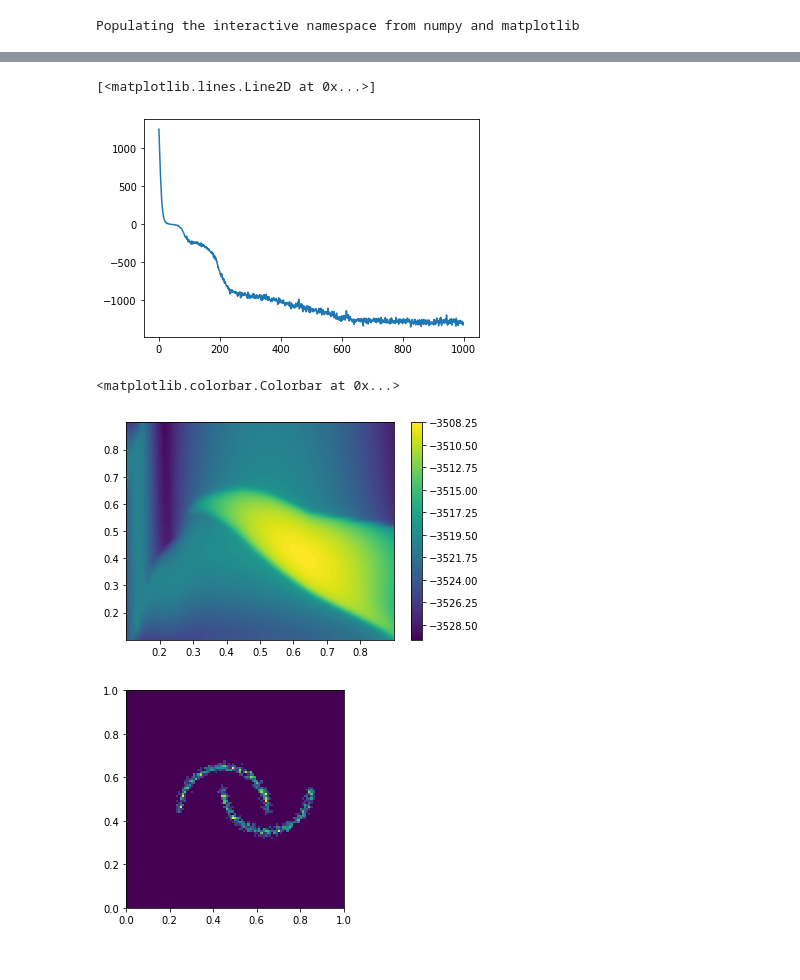
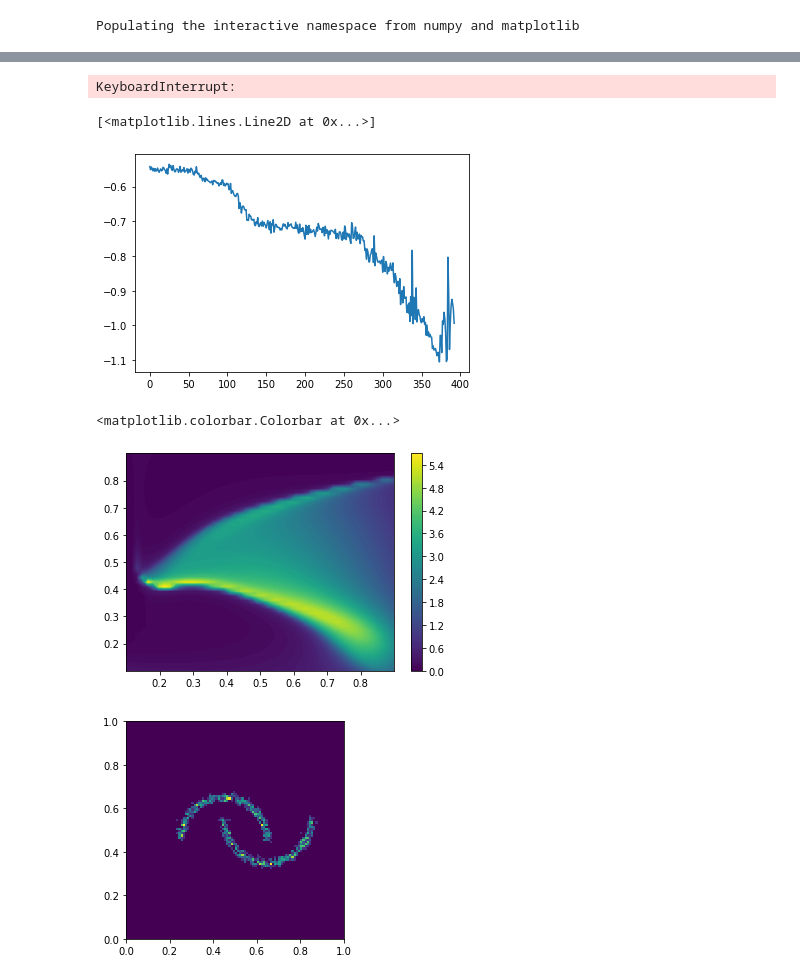
Before and after one commit to astrodeepnet/sbi_experiments, a Jupyter notebook: notebooks/score_matching/NF_implicit.ipynb, the cells around one changed output, grey strips where cells are left out. Cells and saved outputs as stored; diff of their text form; code cells hidden in the pictures.

```diff
--- a/notebooks/score_matching/NF_implicit.ipynb
+++ b/notebooks/score_matching/NF_implicit.ipynb
@@ -51,10 +53,14 @@ class CustomCoupling(hk.Module):
     net = jax.nn.leaky_relu(net)
     net = hk.Linear(128)(net)
     net = jax.nn.leaky_relu(net)
-    a   = jax.nn.softplus(hk.Linear(output_units)(net))
+
+    log_a_bound=4
+    min_density_lower_bound=1e-4
+
+    log_a   = jax.nn.tanh(hk.Linear(output_units)(net)) * log_a_bound
     b   = jax.nn.sigmoid(hk.Linear(output_units)(net))
-    c   = jax.nn.sigmoid(hk.Linear(output_units)(net))
-    return ImplicitRampBijector(lambda x: x**5, a,b,c)
+    c   = min_density_lower_bound + jax.nn.sigmoid(hk.Linear(output_units)(net)) * (1 - min_density_lower_bound)
+    return ImplicitRampBijector(lambda x: x**5, jnp.exp(log_a),b,c)
 
 class Flow(hk.Module):
     """A normalizing flow using the coupling layers defined
@@ -68,7 +74,10 @@ class Flow(hk.Module):
         ])
 
       nvp = tfd.TransformedDistribution(
-            tfd.MultivariateNormalDiag(0.5*jnp.ones(d),0.1*jnp.ones(d)),
+            tfd.Independent(tfd.TruncatedNormal(0.5*jnp.ones(d),
+                                                0.3*jnp.ones(d),
+                                                0.01,0.99),
+                            reinterpreted_batch_ndims=1),
             bijector=chain)
 
       return nvp
@@ -104,21 +115,23 @@ for step in tqdm(range(1000)):
     batch = get_batch(next(master_seed))
     l, params, opt_state = update(params, opt_state, batch)
     losses.append(l)
+# %% [output]
+KeyboardInterrupt:
 # %%
-plot(losses)
+plot(losses[25:])
 # %% [output]
 [<matplotlib.lines.Line2D at 0x...>]
-[figure, old version]
+[figure, new version]
 # %%
 x = jnp.stack(jnp.meshgrid(jnp.linspace(0.1,0.9),
                            jnp.linspace(0.1,0.9)),-1)
 
 im = model_NF.apply(params, x.reshape(-1,2)).reshape([50,50])
-contourf(x[...,0],x[...,1],(im),100); colorbar()
+contourf(x[...,0],x[...,1],jnp.exp(im),100); colorbar()
 # %% [output]
 <matplotlib.colorbar.Colorbar at 0x...>
-[figure, old version]
+[figure, new version]
 # %%
 hist2d(batch[:,0], batch[:,1],100, range=[[0,1],[0,1]]);gca().set_aspect('equal');
 # %% [output]
-[figure, old version]
+[figure, new version]
```
Also changed, not shown: parts of 17 cells of this notebook, 1 other file.
